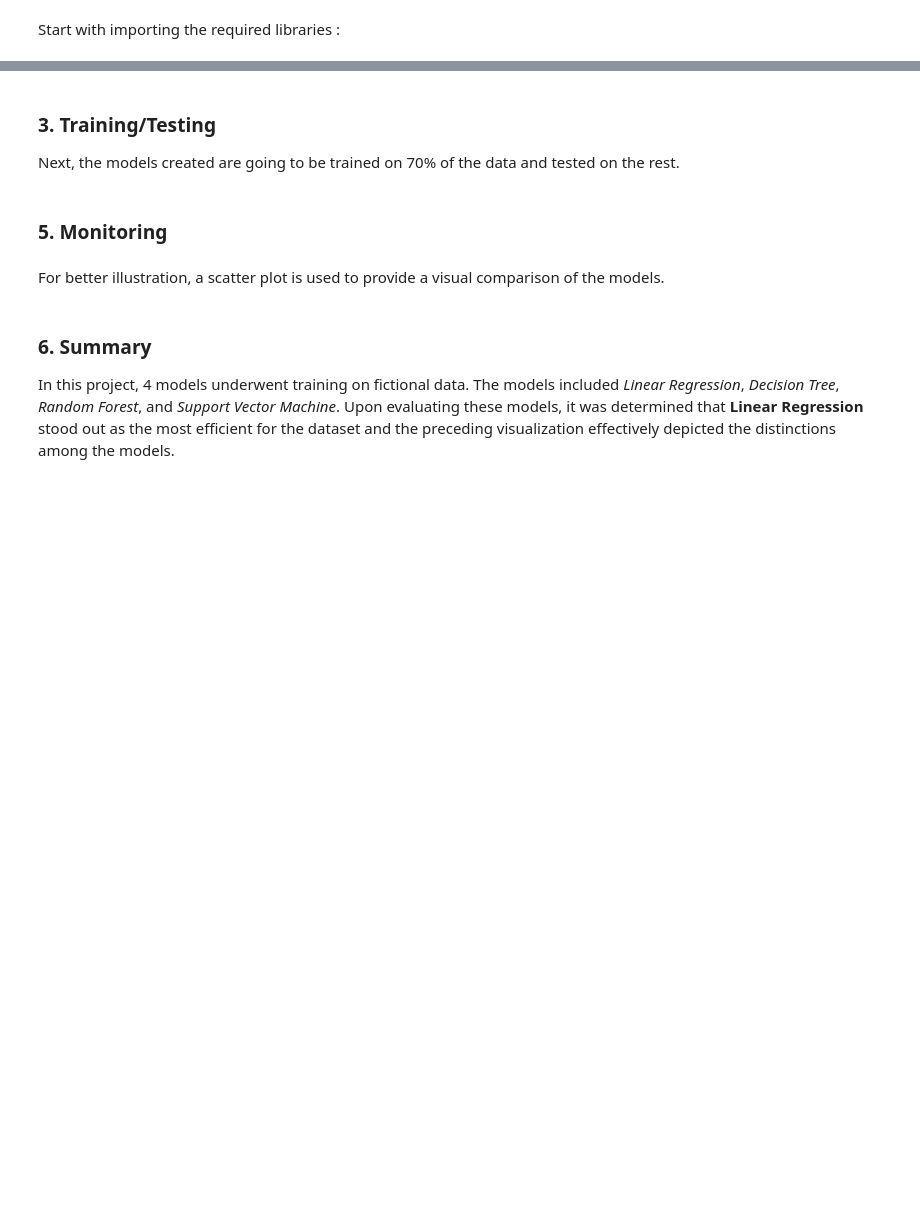
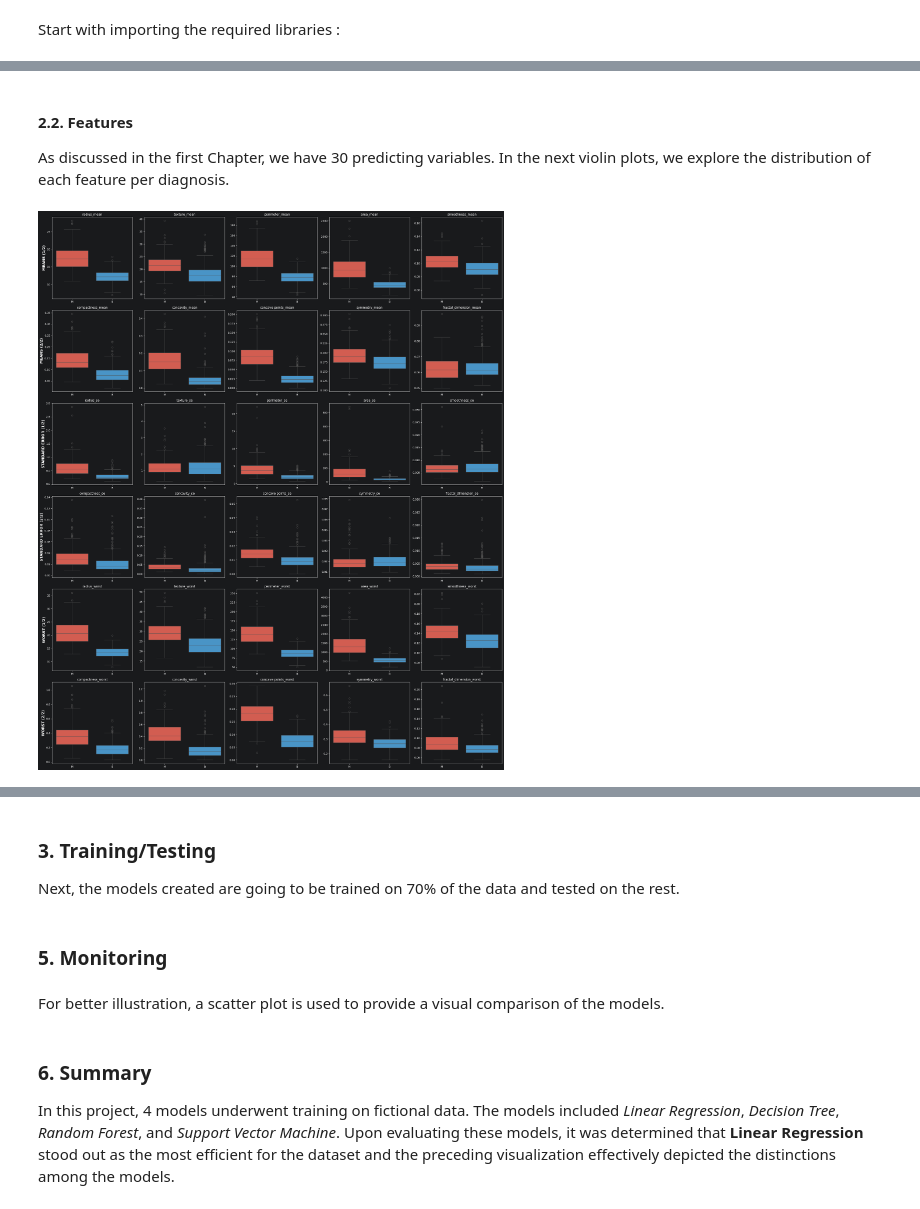
Before and after one commit to Alianger18/Projects_Portfolio, a Jupyter notebook: Project - Breast Cancer Detection/notebooks/model_creation.ipynb, the cells around one changed output, grey strips where cells are left out. Saved outputs shown, nothing was run; the diff lists cells and outputs as text; code cells hidden in the pictures; blank space fills up the shorter version.

Commit message:
Base Notebook Updated

```diff
--- a/Project - Breast Cancer Detection/notebooks/model_creation.ipynb
+++ b/Project - Breast Cancer Detection/notebooks/model_creation.ipynb
@@ -63,0 +155,56 @@ Subsequently, the following models are chosen to become our model :
+# %% [markdown]
+#### 2.2. Features
+As discussed in the first Chapter, we have 30 predicting variables. In the next violin plots, we explore the distribution of each feature per diagnosis.
+# %%
+# Define the base features
+base_features = [
+    'radius', 'texture', 'perimeter', 'area', 'smoothness',
+    'compactness', 'concavity', 'concave points', 'symmetry', 'fractal_dimension'
+]
+
+# Split into two groups for 2-row layout per category
+group1 = base_features[:5]
+group2 = base_features[5:]
+
+categories = [
+    ('_mean', 'MEANS'),
+    ('_se', 'STANDARD ERROR'),
+    ('_worst', 'WORST')
+]
+
+# Total rows = 3 categories * 2 rows per category = 6 rows
+# Total columns = 5 features per group
+fig, axes = plt.subplots(6, 5, figsize=(25, 30))
+
+current_plot_row = 0
+
+for suffix, cat_name in categories:
+
+    # Plot first 5 features (Row 1 of category)
+    for col, feat in enumerate(group1):
+        ax = axes[current_plot_row, col]
+        sns.boxplot(data=data, x='diagnosis', y=f"{feat}{suffix}", ax=ax, palette=['#e74c3c', '#3498db'])
+        ax.set_title(f"{feat}{suffix}", fontsize=12)
+        ax.set_xlabel('')
+        ax.set_ylabel('')
+        if col == 0:
+            ax.set_ylabel(f"{cat_name} (1/2)", fontsize=14, fontweight='bold')
+
+    current_plot_row += 1
+
+    # Plot next 5 features (Row 2 of category)
+    for col, feat in enumerate(group2):
+        ax = axes[current_plot_row, col]
+        sns.boxplot(data=data, x='diagnosis', y=f"{feat}{suffix}", ax=ax, palette=['#e74c3c', '#3498db'])
+        ax.set_title(f"{feat}{suffix}", fontsize=12)
+        ax.set_xlabel('')
+        ax.set_ylabel('')
+        if col == 0:
+            ax.set_ylabel(f"{cat_name} (2/2)", fontsize=14, fontweight='bold')
+
+    current_plot_row += 1
+
+plt.tight_layout()
+plt.savefig('Fig. 2 - compact_clinical_violin_grid.png')
+# %% [output]
+[figure, added]
```
Also changed, not shown: parts of 37 cells of this notebook.
